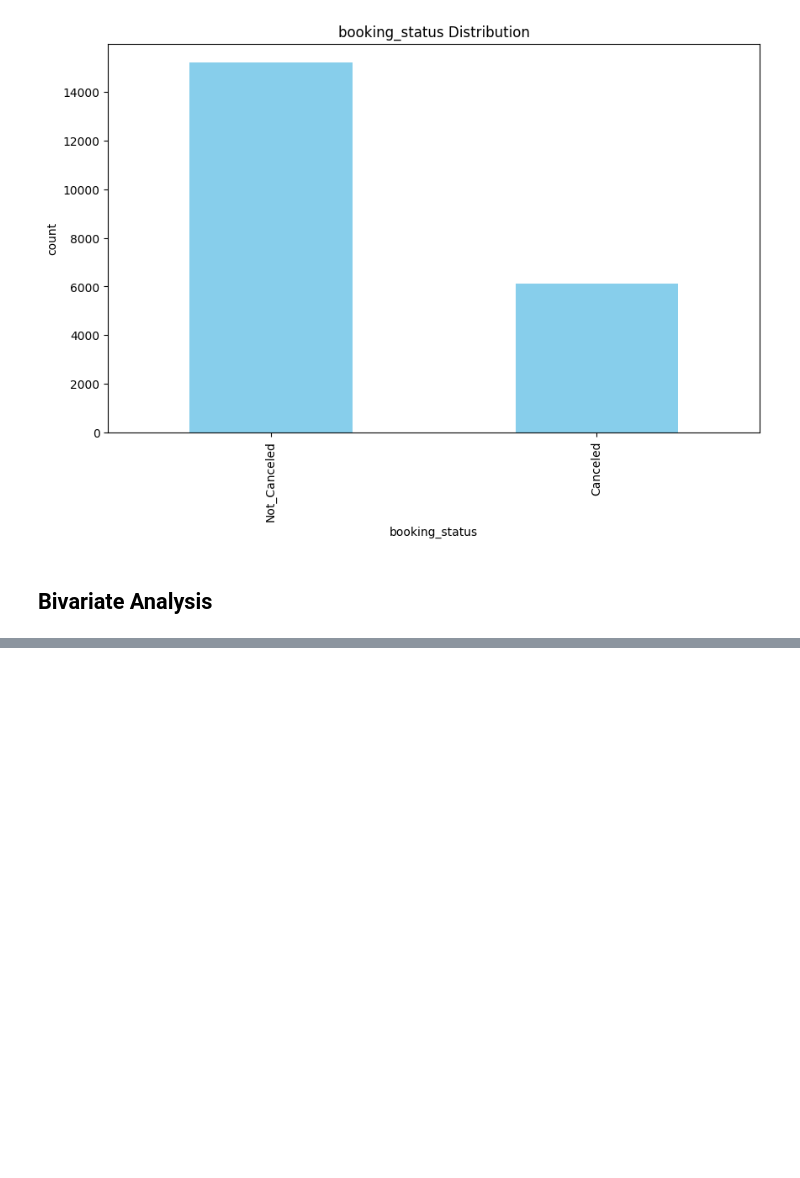
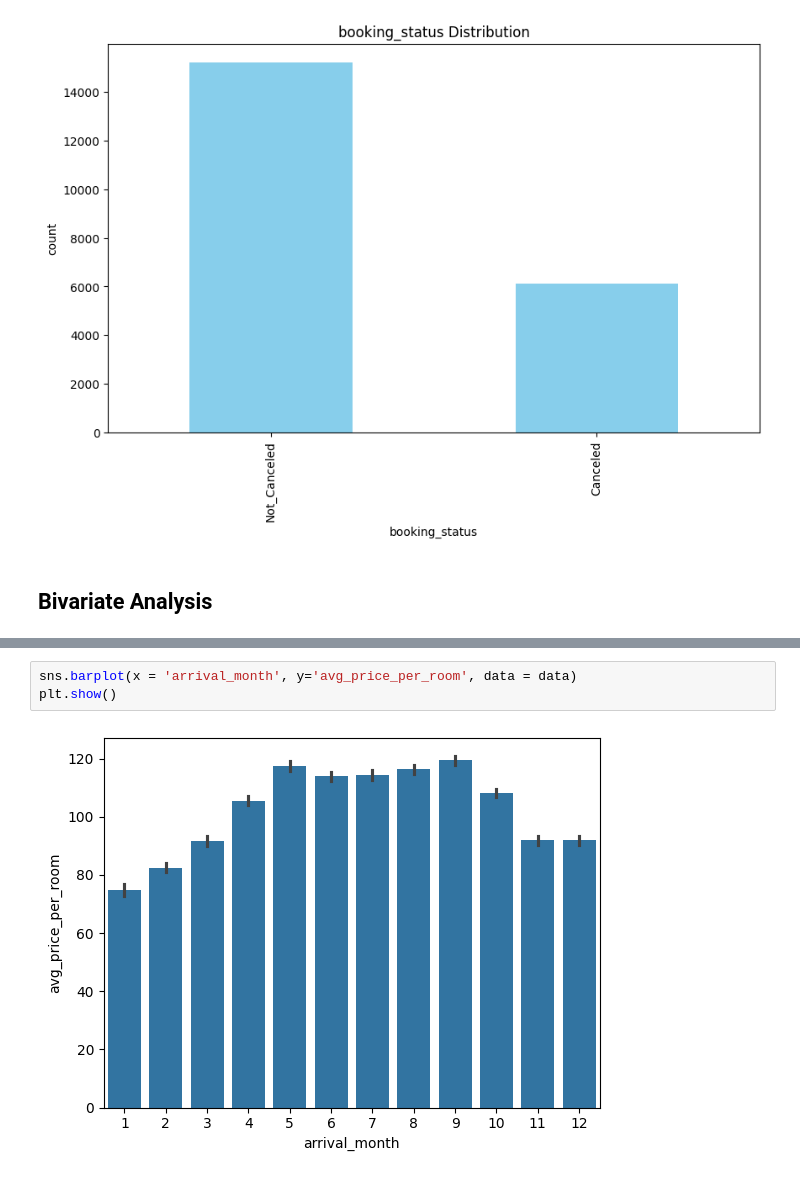
Before and after one commit to erandawi/hotel_reservation_prediction, a Jupyter notebook: notebook/notebook.ipynb, the cells around one changed output, grey strips where cells are left out. Saved outputs shown, nothing was run; the diff lists cells and outputs as text; blank space fills up the shorter version.

```diff
--- a/notebook/notebook.ipynb
+++ b/notebook/notebook.ipynb
@@ -297,0 +305,5 @@ def plot_bivariate_num(df, target, num_features):
+# %%
+sns.barplot(x = 'arrival_month', y='avg_price_per_room', data = data)
+plt.show()
+# %% [output]
+[figure, added]
```
Also changed, not shown: parts of 79 cells of this notebook, 2 other files.
